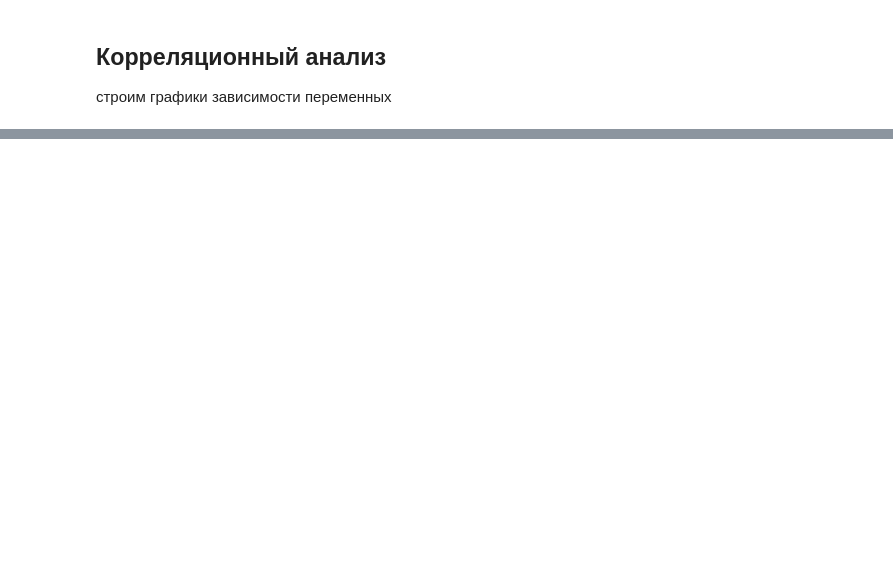
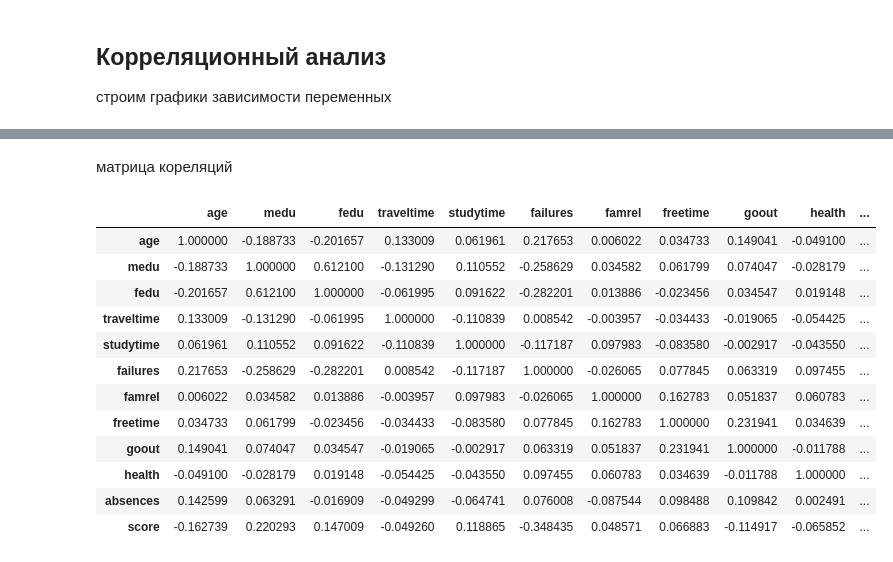
Before and after one commit to dnolbon/dts-37, a Jupyter notebook: module_2/Module_2.ipynb, the cells around one changed output, grey strips where cells are left out. Cells and saved outputs as stored; diff of their text form; code cells hidden in the pictures; blank space fills up the shorter version.

```diff
--- a/module_2/Module_2.ipynb
+++ b/module_2/Module_2.ipynb
@@ -760,0 +794,18 @@ sns.pairplot(stud, kind = 'reg')
+# %% [markdown]
+матрица кореляций
+# %%
+stud.corr()
+# %% [output]
+|  | age | medu | fedu | traveltime | studytime | failures | famrel | freetime | goout | health | ... |
+| age | 1.000000 | -0.188733 | -0.201657 | 0.133009 | 0.061961 | 0.217653 | 0.006022 | 0.034733 | 0.149041 | -0.049100 | ... |
+| medu | -0.188733 | 1.000000 | 0.612100 | -0.131290 | 0.110552 | -0.258629 | 0.034582 | 0.061799 | 0.074047 | -0.028179 | ... |
+| fedu | -0.201657 | 0.612100 | 1.000000 | -0.061995 | 0.091622 | -0.282201 | 0.013886 | -0.023456 | 0.034547 | 0.019148 | ... |
+| traveltime | 0.133009 | -0.131290 | -0.061995 | 1.000000 | -0.110839 | 0.008542 | -0.003957 | -0.034433 | -0.019065 | -0.054425 | ... |
+| studytime | 0.061961 | 0.110552 | 0.091622 | -0.110839 | 1.000000 | -0.117187 | 0.097983 | -0.083580 | -0.002917 | -0.043550 | ... |
+| failures | 0.217653 | -0.258629 | -0.282201 | 0.008542 | -0.117187 | 1.000000 | -0.026065 | 0.077845 | 0.063319 | 0.097455 | ... |
+| famrel | 0.006022 | 0.034582 | 0.013886 | -0.003957 | 0.097983 | -0.026065 | 1.000000 | 0.162783 | 0.051837 | 0.060783 | ... |
+| freetime | 0.034733 | 0.061799 | -0.023456 | -0.034433 | -0.083580 | 0.077845 | 0.162783 | 1.000000 | 0.231941 | 0.034639 | ... |
+| goout | 0.149041 | 0.074047 | 0.034547 | -0.019065 | -0.002917 | 0.063319 | 0.051837 | 0.231941 | 1.000000 | -0.011788 | ... |
+| health | -0.049100 | -0.028179 | 0.019148 | -0.054425 | -0.043550 | 0.097455 | 0.060783 | 0.034639 | -0.011788 | 1.000000 | ... |
+| absences | 0.142599 | 0.063291 | -0.016909 | -0.049299 | -0.064741 | 0.076008 | -0.087544 | 0.098488 | 0.109842 | 0.002491 | ... |
+| score | -0.162739 | 0.220293 | 0.147009 | -0.049260 | 0.118865 | -0.348435 | 0.048571 | 0.066883 | -0.114917 | -0.065852 | ... |
```
Also changed, not shown: parts of 12 cells of this notebook, 1 other file.
